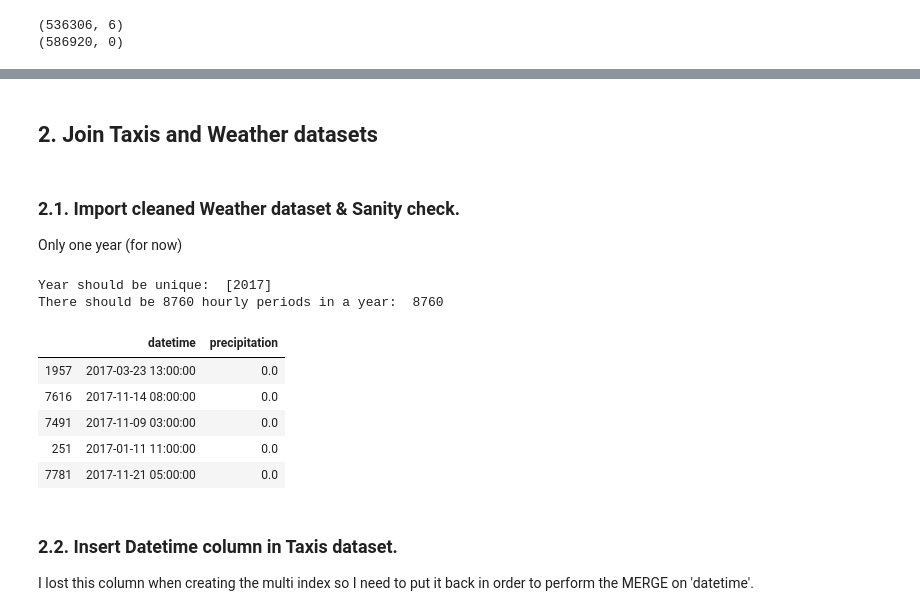
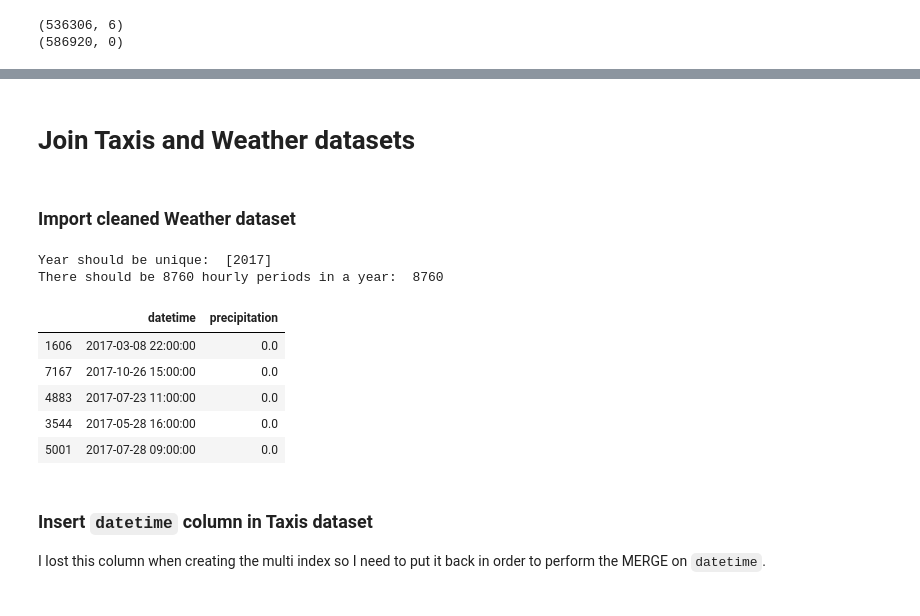
Before and after one commit to angelrps/MasterDataScience_FinalProject, a Jupyter notebook: notebooks/Data_Prepare_For_Models.ipynb, the cells around one changed output, grey strips where cells are left out. Cells and saved outputs as stored; diff of their text form; code cells hidden in the pictures.

Commit message:
Data_Prepare_For_Models.ipynb_finished

```diff
--- a/notebooks/Data_Prepare_For_Models.ipynb
+++ b/notebooks/Data_Prepare_For_Models.ipynb
@@ -256,7 +271,6 @@ Count unique LocationIDs per hourly period. Should be 67:  [67]
 | 3 | 1 | 1 | 0 | 24 | 94.0 | 2017.0 | 52.0 | 6.0 | 1.0 | 0.0 |
 | 4 | 1 | 1 | 0 | 41 | 136.0 | 2017.0 | 52.0 | 6.0 | 1.0 | 0.0 |
 # %% [markdown]
-## 2. Join Taxis and Weather datasets
+# Join Taxis and Weather datasets
 # %% [markdown]
-### 2.1. Import cleaned Weather dataset & Sanity check.
-Only one year (for now)
+### Import cleaned Weather dataset
@@ -265,29 +277,32 @@ Only one year (for now)
 # %%
+# Filter one year data
+year = 2017
+
 # Import WEATHER DATASET to dataframe.
 dfwea = pd.read_csv('../data/Data_Weather_Cleaned.csv', sep=',',
-                        parse_dates={'datetime':['DATE']})
+                        parse_dates=['datetime'])
 
 # Filter one year data
 dfwea.drop(dfwea[dfwea['datetime'] < pd.Timestamp(date(year,1,1))].index, inplace=True)
 dfwea.drop(dfwea[dfwea['datetime'] >= pd.Timestamp(date(year+1,1,1))].index, inplace=True)
 
 # Sanity check
 print('Year should be unique: ', dfwea.datetime.dt.year.unique())
 print('There should be 8760 hourly periods in a year: ', dfwea.shape[0])
 
 dfwea.sample(5)
 # %% [output]
 Year should be unique:  [2017]
 There should be 8760 hourly periods in a year:  8760
 |  | datetime | precipitation |
-| 1957 | 2017-03-23 13:00:00 | 0.0 |
-| 7616 | 2017-11-14 08:00:00 | 0.0 |
-| 7491 | 2017-11-09 03:00:00 | 0.0 |
-| 251 | 2017-01-11 11:00:00 | 0.0 |
-| 7781 | 2017-11-21 05:00:00 | 0.0 |
+| 1606 | 2017-03-08 22:00:00 | 0.0 |
+| 7167 | 2017-10-26 15:00:00 | 0.0 |
+| 4883 | 2017-07-23 11:00:00 | 0.0 |
+| 3544 | 2017-05-28 16:00:00 | 0.0 |
+| 5001 | 2017-07-28 09:00:00 | 0.0 |
 # %% [markdown]
-### 2.2. Insert Datetime column in Taxis dataset.
-I lost this column when creating the multi index so I need to put it back in order to perform the MERGE on 'datetime'.
+### Insert ``datetime`` column in Taxis dataset
+I lost this column when creating the multi index so I need to put it back in order to perform the MERGE on ``datetime``.
 # %%
 # I will take the 'datetime' sequence from the Weather data frame
 datetime_col = dfwea.copy()
```
Also changed, not shown: parts of 30 cells of this notebook.
